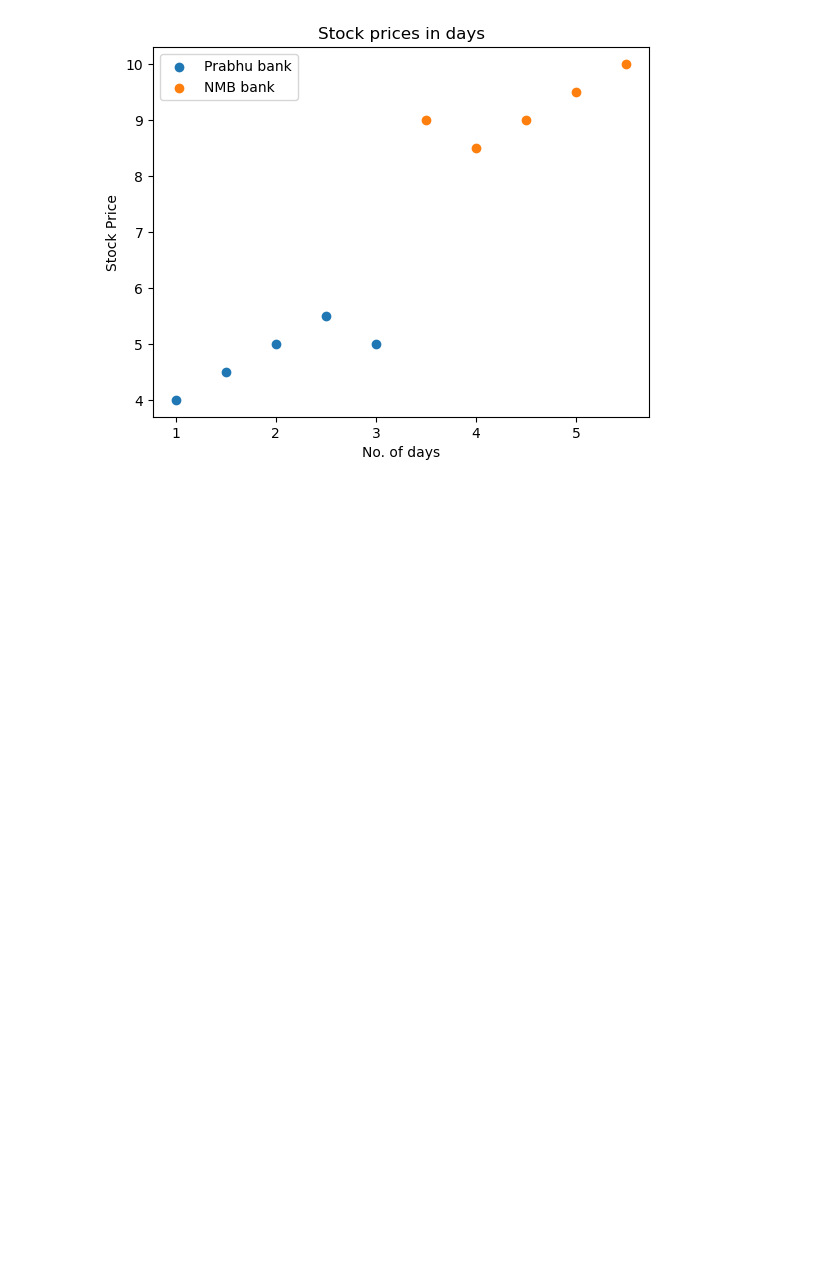
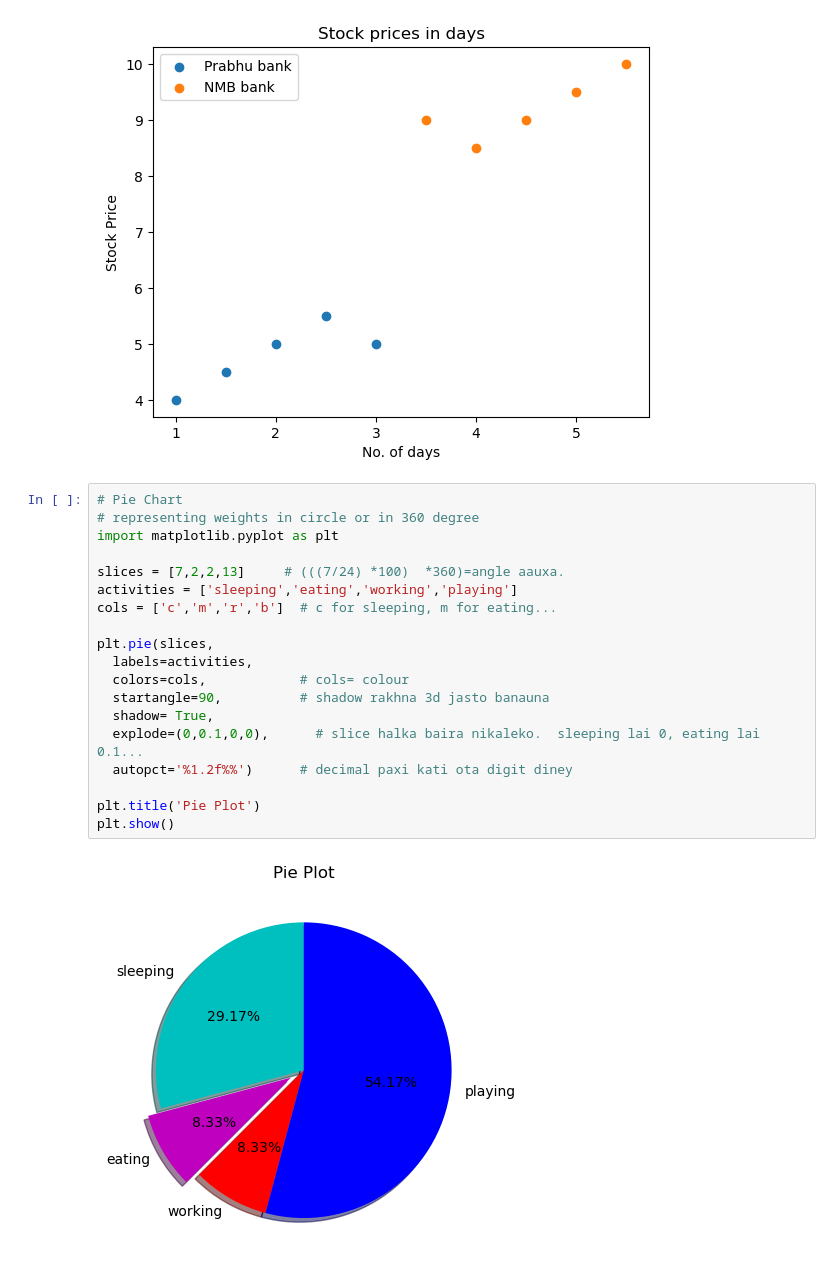
Before and after one commit to UshaSuwal/Data-Science, a Jupyter notebook: matplotlib.ipynb, the cells around one changed output. Saved outputs shown, nothing was run; the diff lists cells and outputs as text; blank space fills up the shorter version.

```diff
--- a/matplotlib.ipynb
+++ b/matplotlib.ipynb
@@ -108,3 +108,24 @@ plt.legend()      # label show gardinxa
 plt.show()
 # %% [output]
 [figure]
+# %%
+# Pie Chart
+# representing weights in circle or in 360 degree
+import matplotlib.pyplot as plt
+
+slices = [7,2,2,13]     # (((7/24) *100)  *360)=angle aauxa.
+activities = ['sleeping','eating','working','playing']
+cols = ['c','m','r','b']  # c for sleeping, m for eating...
+
+plt.pie(slices,
+  labels=activities,
+  colors=cols,            # cols= colour
+  startangle=90,          # shadow rakhna 3d jasto banauna
+  shadow= True,
+  explode=(0,0.1,0,0),      # slice halka baira nikaleko.  sleeping lai 0, eating lai 0.1...
+  autopct='%1.2f%%')      # decimal paxi kati ota digit diney
+
+plt.title('Pie Plot')
+plt.show()
+# %% [output]
+[figure, added]
```
Also changed, not shown: 2 other files.
